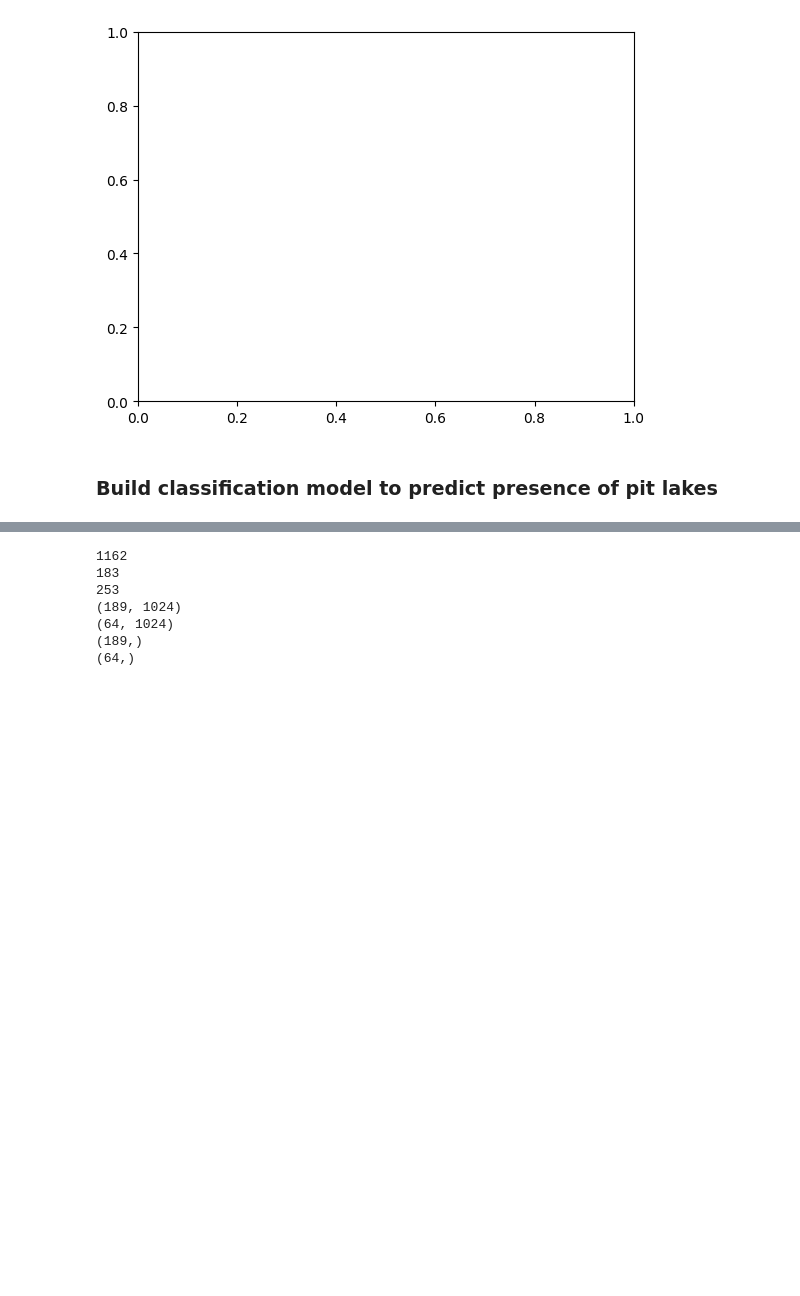
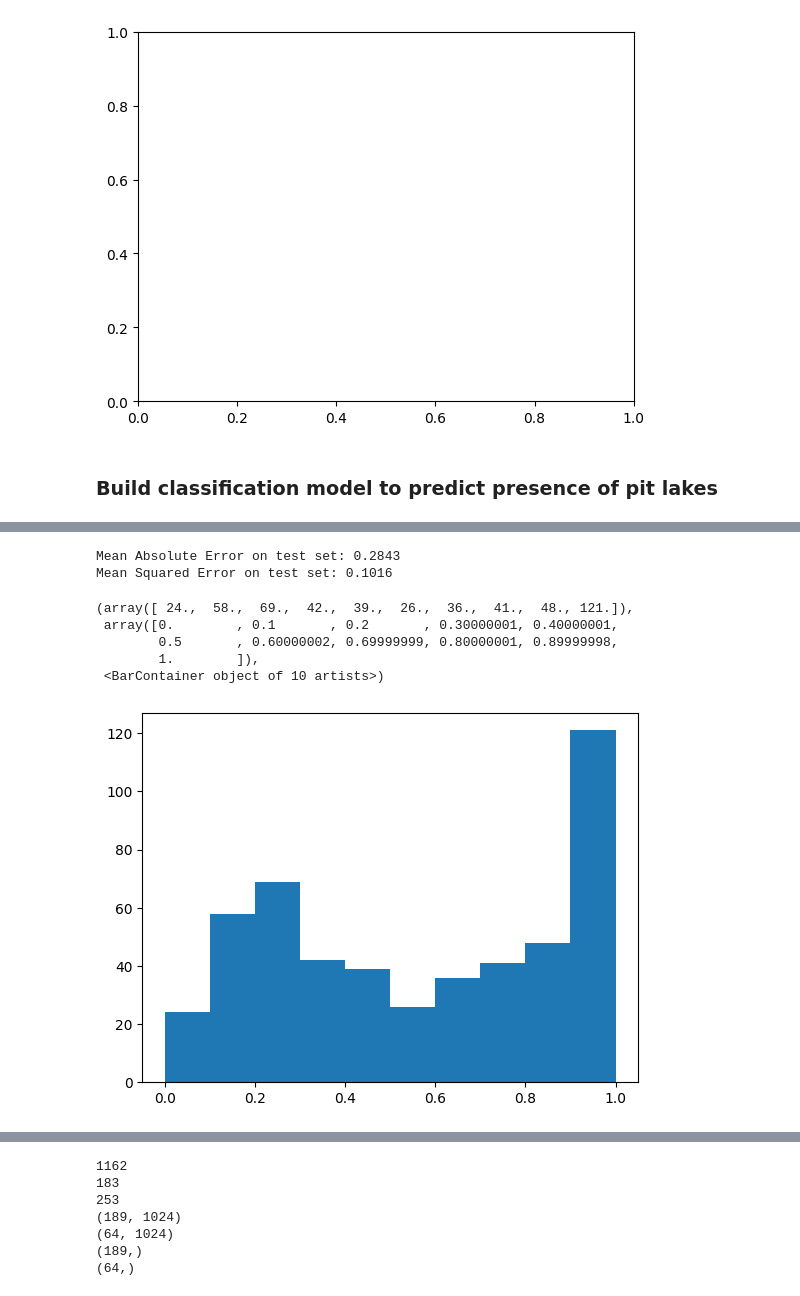
Before and after one commit to Ode-PBLLC/aquarry, a Jupyter notebook: mine_mapping.ipynb, the cells around one changed output, grey strips where cells are left out. Cells and saved outputs as stored; diff of their text form; code cells hidden in the pictures; blank space fills up the shorter version.

```diff
--- a/mine_mapping.ipynb
+++ b/mine_mapping.ipynb
@@ -3637,8 +4256,3 @@ us_X_train = np.vstack([aznv_X_train, ga_X_train, ilinkyms_X_train, mn_X_train,
 us_X_test = np.vstack([aznv_X_test, ga_X_test, ilinkyms_X_test, mn_X_test, mtwy_X_test, tx_X_test])
 us_y_train = np.concatenate([aznv_y_train, ga_y_train, ilinkyms_y_train, mn_y_train, mtwy_y_train, tx_y_train], axis = 0)
 us_y_test = np.concatenate([aznv_y_test, ga_y_test, ilinkyms_y_test, mn_y_test, mtwy_y_test, tx_y_test], axis = 0)
-# %%
-us_X_train = np.vstack([aznv_X_train, ga_X_train, mn_X_train])
-us_X_test = np.vstack([aznv_X_test, ga_X_test, mn_X_test])
-us_y_train = np.concatenate([aznv_y_train, ga_y_train, mn_y_train], axis = 0)
-us_y_test = np.concatenate([aznv_y_test, ga_y_test, mn_y_test], axis = 0)
@@ -3644,0 +4474,50 @@ us_y_test = np.concatenate([aznv_y_test, ga_y_test, mn_y_test], axis = 0)
+# %%
+test_loader = DataLoader(val_dataset, batch_size=1, shuffle=False)
+
+from sklearn.metrics import mean_absolute_error, mean_squared_error
+
+# Evaluation
+model.eval()
+prediction_losses = []
+all_ground_truths = []
+all_predictions = []
+
+with torch.no_grad():
+    for inputs, labels in test_loader:
+        inputs, labels = inputs.to(device), labels.to(device)
+
+        # Forward pass
+        alpha, beta = model(inputs)
+        dist = Beta(alpha, beta)
+        predicted_mean = dist.mean  # Use mean of Beta distribution as prediction
+
+        # Compute loss
+        loss = beta_nll_loss(alpha, beta, labels)
+        prediction_losses.append(loss.item())
+
+        # Collect results
+        all_predictions.append(predicted_mean.cpu().numpy())
+        all_ground_truths.append(labels.cpu().numpy())
+
+# Convert to numpy arrays for metric computation
+all_predictions = np.array(all_predictions).flatten()
+all_ground_truths = np.array(all_ground_truths).flatten()
+
+# Compute metrics
+mae = mean_absolute_error(all_ground_truths, all_predictions)
+mse = mean_squared_error(all_ground_truths, all_predictions)
+
+print(f"Mean Absolute Error on test set: {mae:.4f}")
+print(f"Mean Squared Error on test set: {mse:.4f}")
+# %% [output]
+Mean Absolute Error on test set: 0.2843
+Mean Squared Error on test set: 0.1016
+# %%
+plt.hist(all_ground_truths)
+# %% [output]
+(array([ 24.,  58.,  69.,  42.,  39.,  26.,  36.,  41.,  48., 121.]),
+ array([0.        , 0.1       , 0.2       , 0.30000001, 0.40000001,
+        0.5       , 0.60000002, 0.69999999, 0.80000001, 0.89999998,
+        1.        ]),
+ <BarContainer object of 10 artists>)
+[figure, added]
```
Also changed, not shown: parts of 72 cells of this notebook.
